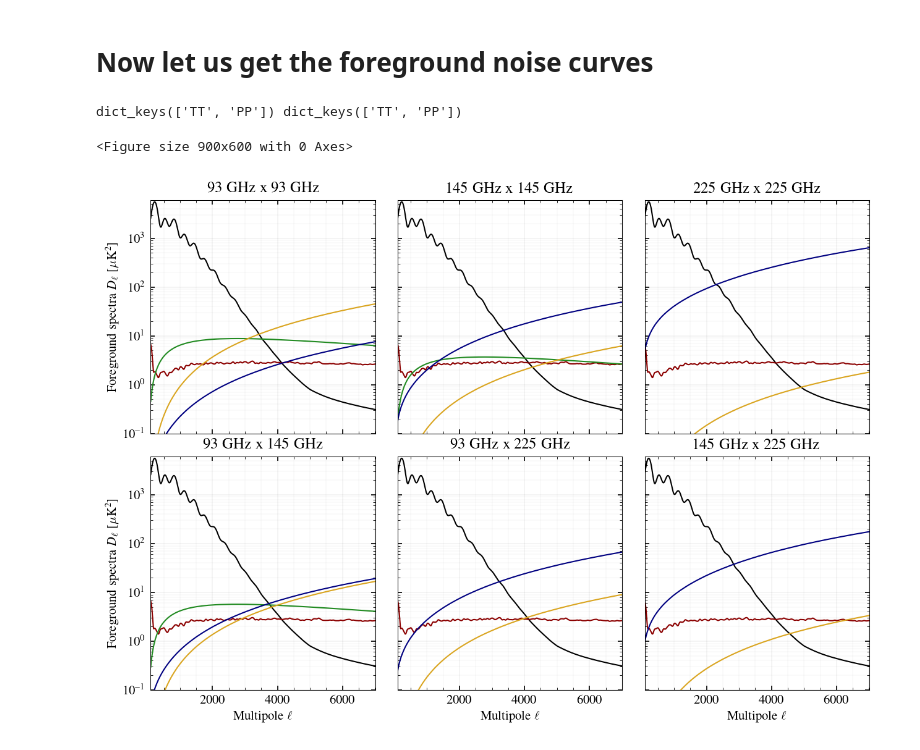
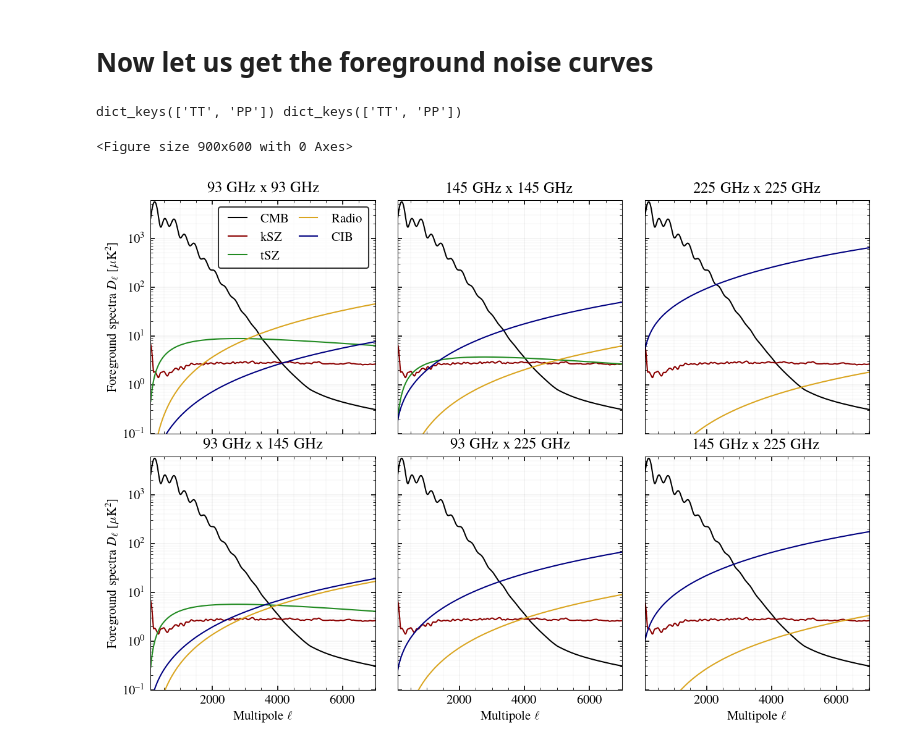
Before and after one commit to sriniraghunathan/DRAFT, a Jupyter notebook: tutorial.ipynb, the cells around one changed output. Cells and saved outputs as stored; diff of their text form; code cells hidden in the pictures.

```diff
--- a/tutorial.ipynb
+++ b/tutorial.ipynb
@@ -159,33 +159,33 @@ tr, tc = 2, 3 #2 rows, 3 columns for 3 bands
 figure(figsize = (10., 7.) )
 subplots_adjust(wspace = 0.1, hspace = 0.1)
 sbpl = 1
 for freq1, freq2 in freq_combs_to_plot:
     ax = subplot(tr, tc, sbpl, yscale = 'log')
     for fg_comp in fg_comp_dict_to_plot:
         curr_fg_cl = fg_cl_dict[which_spec][fg_comp][(freq1, freq2)]
 
         dl_fac = el * (el+1)/2/np.pi
         plot(el, dl_fac * curr_fg_cl, label = r'%s' %(fg_comp_dict_to_plot[fg_comp]))
 
     if (sbpl-1) % tc == 0:
         ylabel(r'Foreground spectra $D_{\ell}$ [$\mu$K$^{2}$]')
     else:
         setp(ax.get_yticklabels(which = 'both'), visible=False)
     if sbpl>tc:
         xlabel(r'Multipole $\ell$')
     else:
         setp(ax.get_xticklabels(which = 'both'), visible=False)
-    if sbpl == 0:
-        legend(loc = 1)
+    if sbpl == 1:
+        legend(loc = 1, fontsize = 10, ncol = 2, columnspacing = 0.5)
 
     xlim(100, lmax+10)
     ylim(0.1, 6e3)
     grid(True, axis = 'both', which = 'major', lw = 0.2, alpha = 0.2)
     grid(True, axis = 'both', which = 'minor', lw = 0.1, alpha = 0.2)
     title(r'%s GHz x %s GHz' %(freq1, freq2))
     sbpl += 1
 show()
 # %% [output]
 dict_keys(['TT', 'PP']) dict_keys(['TT', 'PP'])
 <Figure size 900x600 with 0 Axes>
-[figure, old version]
+[figure, new version]
```
